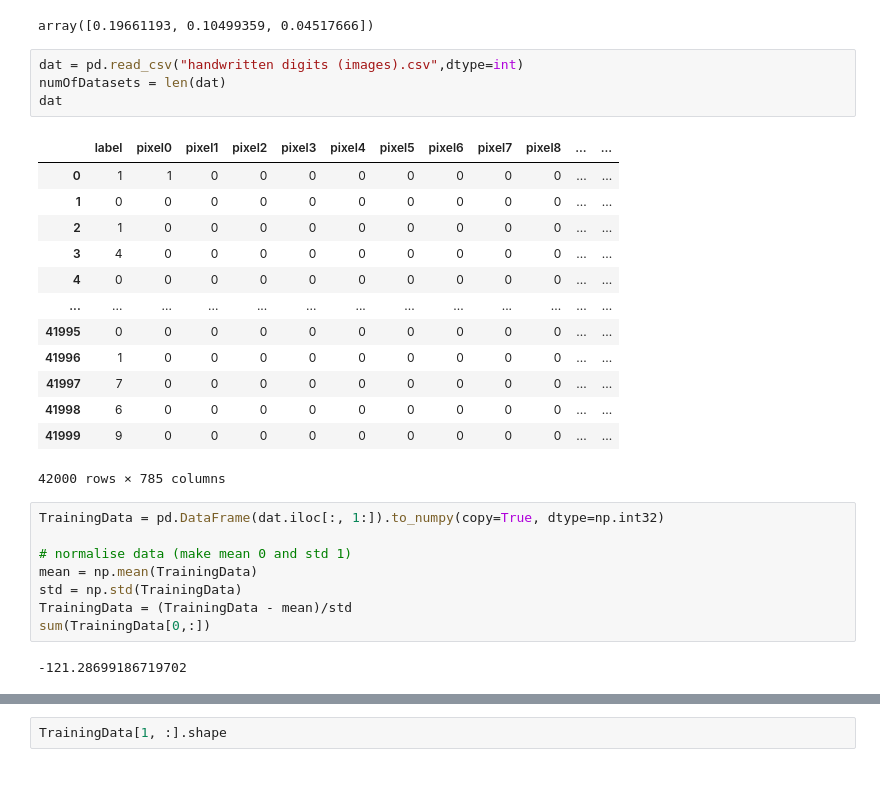
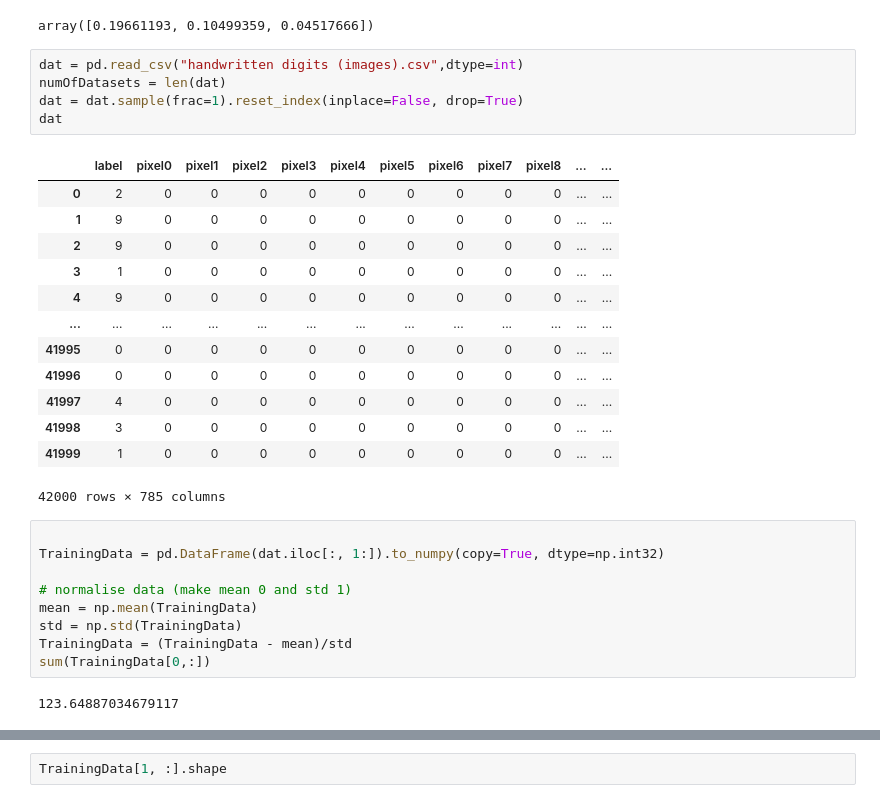
Before and after one commit to AryaVatsa/DS-Tryouts-personal, a Jupyter notebook: MNIST Number Recognition/NN with Numpy.ipynb, the cells around one changed output, grey strips where cells are left out. Cells and saved outputs as stored; diff of their text form.

```diff
--- a/MNIST Number Recognition/NN with Numpy.ipynb
+++ b/MNIST Number Recognition/NN with Numpy.ipynb
@@ -24,22 +24,24 @@ array([0.19661193, 0.10499359, 0.04517666])
 # %%
 dat = pd.read_csv("handwritten digits (images).csv",dtype=int)
 numOfDatasets = len(dat)
+dat = dat.sample(frac=1).reset_index(inplace=False, drop=True)
 dat
 # %% [output]
 |  | label | pixel0 | pixel1 | pixel2 | pixel3 | pixel4 | pixel5 | pixel6 | pixel7 | pixel8 | ... | ... |
-| 0 | 1 | 1 | 0 | 0 | 0 | 0 | 0 | 0 | 0 | 0 | ... | ... |
-| 1 | 0 | 0 | 0 | 0 | 0 | 0 | 0 | 0 | 0 | 0 | ... | ... |
-| 2 | 1 | 0 | 0 | 0 | 0 | 0 | 0 | 0 | 0 | 0 | ... | ... |
-| 3 | 4 | 0 | 0 | 0 | 0 | 0 | 0 | 0 | 0 | 0 | ... | ... |
-| 4 | 0 | 0 | 0 | 0 | 0 | 0 | 0 | 0 | 0 | 0 | ... | ... |
+| 0 | 2 | 0 | 0 | 0 | 0 | 0 | 0 | 0 | 0 | 0 | ... | ... |
+| 1 | 9 | 0 | 0 | 0 | 0 | 0 | 0 | 0 | 0 | 0 | ... | ... |
+| 2 | 9 | 0 | 0 | 0 | 0 | 0 | 0 | 0 | 0 | 0 | ... | ... |
+| 3 | 1 | 0 | 0 | 0 | 0 | 0 | 0 | 0 | 0 | 0 | ... | ... |
+| 4 | 9 | 0 | 0 | 0 | 0 | 0 | 0 | 0 | 0 | 0 | ... | ... |
 | ... | ... | ... | ... | ... | ... | ... | ... | ... | ... | ... | ... | ... |
 | 41995 | 0 | 0 | 0 | 0 | 0 | 0 | 0 | 0 | 0 | 0 | ... | ... |
-| 41996 | 1 | 0 | 0 | 0 | 0 | 0 | 0 | 0 | 0 | 0 | ... | ... |
-| 41997 | 7 | 0 | 0 | 0 | 0 | 0 | 0 | 0 | 0 | 0 | ... | ... |
-| 41998 | 6 | 0 | 0 | 0 | 0 | 0 | 0 | 0 | 0 | 0 | ... | ... |
-| 41999 | 9 | 0 | 0 | 0 | 0 | 0 | 0 | 0 | 0 | 0 | ... | ... |
+| 41996 | 0 | 0 | 0 | 0 | 0 | 0 | 0 | 0 | 0 | 0 | ... | ... |
+| 41997 | 4 | 0 | 0 | 0 | 0 | 0 | 0 | 0 | 0 | 0 | ... | ... |
+| 41998 | 3 | 0 | 0 | 0 | 0 | 0 | 0 | 0 | 0 | 0 | ... | ... |
+| 41999 | 1 | 0 | 0 | 0 | 0 | 0 | 0 | 0 | 0 | 0 | ... | ... |
 42000 rows × 785 columns
 # %%
+
 TrainingData = pd.DataFrame(dat.iloc[:, 1:]).to_numpy(copy=True, dtype=np.int32)
 
 # normalise data (make mean 0 and std 1)
@@ -48,7 +50,7 @@ std = np.std(TrainingData)
 TrainingData = (TrainingData - mean)/std
 sum(TrainingData[0,:])
 # %% [output]
--121.28699186719702
+123.64887034679117
 # %%
 # used to test later
 def DataColToImage(x):
```
Also changed, not shown: parts of 8 cells of this notebook, 1 other file.
